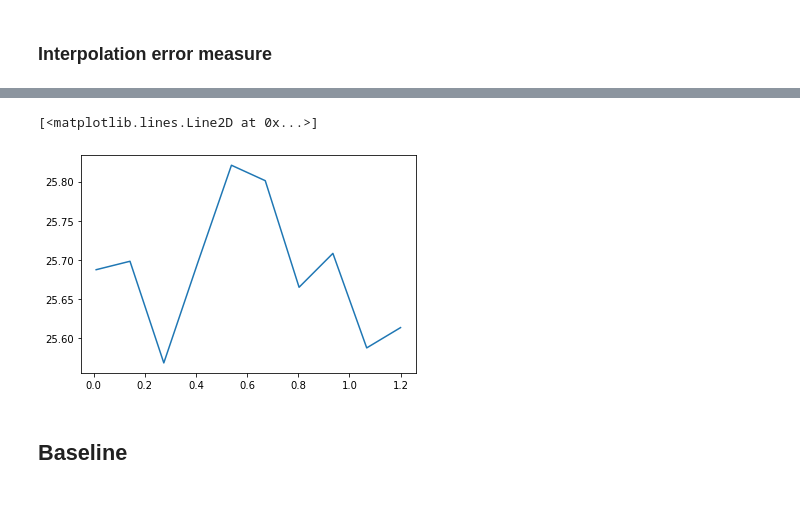
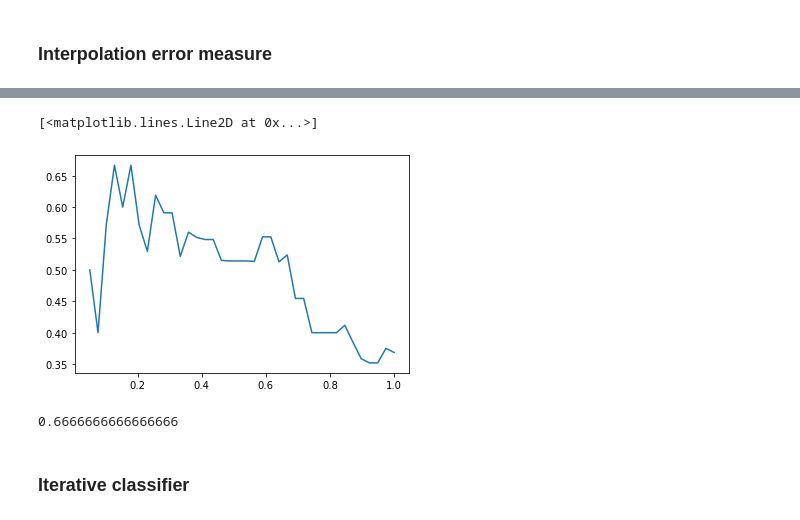
Before and after one commit to raphaelreiss/Network_tour_of_mice_genetics, a Jupyter notebook: Graph_Analysis_Mice_Genetics.ipynb, the cells around one changed output, grey strips where cells are left out. Drawn from its saved outputs; the diff is of its cells as text; code cells hidden in the pictures.

Commit message:
Implement New relational node classificaiton algo

```diff
--- a/Graph_Analysis_Mice_Genetics.ipynb
+++ b/Graph_Analysis_Mice_Genetics.ipynb
@@ -578,0 +571,2 @@ for i in np.linspace(0.01, 1.2, num=10):
+# %%
+nx.set_node_attributes(nx_weighted_graph, mapping, name='strain')
@@ -578,0 +590,5 @@ for i in np.linspace(0.01, 1.2, num=10):
+# %%
+# Build the target
+phenotype_df = pd.read_pickle("data/pickle/phenotype.pkl")
+y = phenotype_df.loc['X62'].dropna().astype('int64')
+y = y[genotype_gene_expression_present_df.index]
@@ -578,0 +665,22 @@ for i in np.linspace(0.01, 1.2, num=10):
+# %%
+from sklearn.metrics import classification_report, accuracy_score
+def relational_classifier(G, y, max_iter=100, prop=0.5):
+    G_cop = G.copy()
+    y_copy = y.copy()
+    y_masked, mask = masking(y, prop)
+    p_mat = init(y_masked)
+    proba_dict = dict(enumerate(p_mat))
+    nx.set_node_attributes(G, proba_dict, name='probabilities')
+    update(G, p_mat, max_iter=100)
+    updated_p_mat = np.concatenate(list(nx.get_node_attributes(G, 'probabilities').values())).reshape(-1, 4)
+    y_pred = np.argmax(updated_p_mat, axis=1) + 1
+    #print(classification_report(y[~mask], y_pred[~mask]))
+    acc_score = accuracy_score(y[~mask], y_pred[~mask])
+    return y_pred, acc_score
+
+_, acc_score = relational_classifier(nx_weighted_graph, y, 100, 0.5)
+# %%
+scores = []
+for p in np.linspace(0, 0.8, 40):
+    _, acc_score = relational_classifier(nx_weighted_graph, y, 100, p)
+    scores.append(acc_score)
@@ -579,7 +707,5 @@ for i in np.linspace(0.01, 1.2, num=10):
 # %%
-plt.plot(np.linspace(0.01, 1.2, num=10), mean_err_list)
+plt.plot(np.linspace(0, 1, 40), scores)
 # %% [output]
 [<matplotlib.lines.Line2D at 0x...>]
-[figure, old version]
+[figure, new version]
-# %% [markdown]
-## Baseline
@@ -585,0 +714,6 @@ plt.plot(np.linspace(0.01, 1.2, num=10), mean_err_list)
+# %%
+acc_score
+# %% [output]
+0.6666666666666666
+# %% [markdown]
+### Iterative classifier
```
Also changed, not shown: parts of 64 cells of this notebook, 4 other files.
